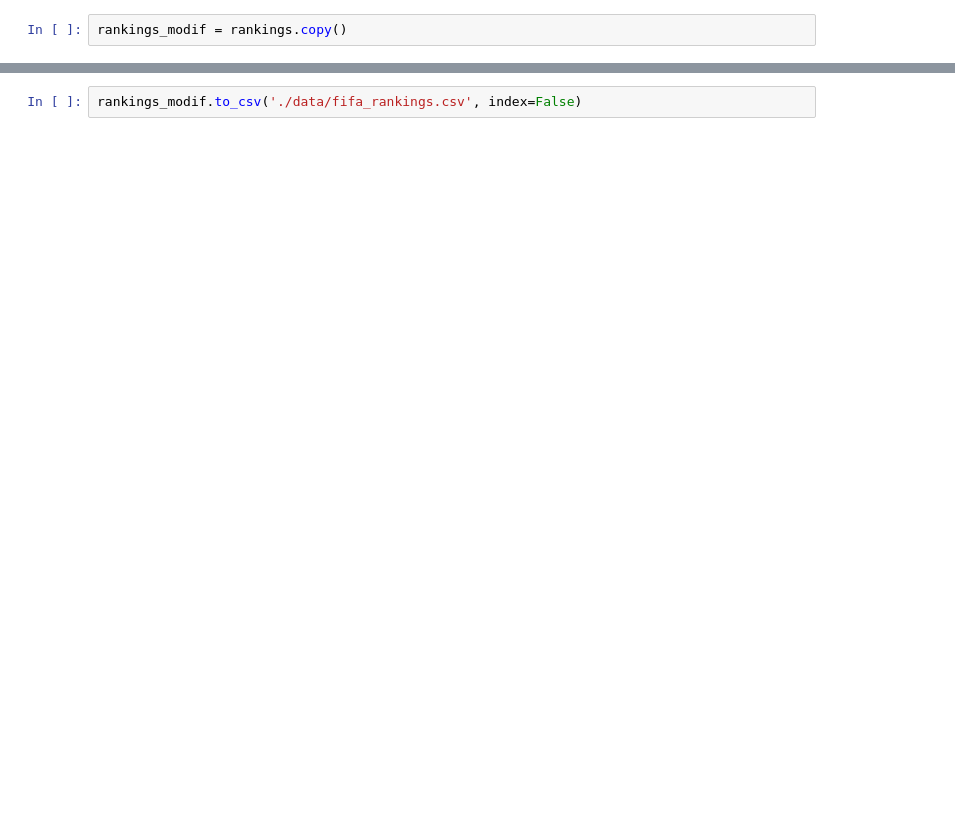
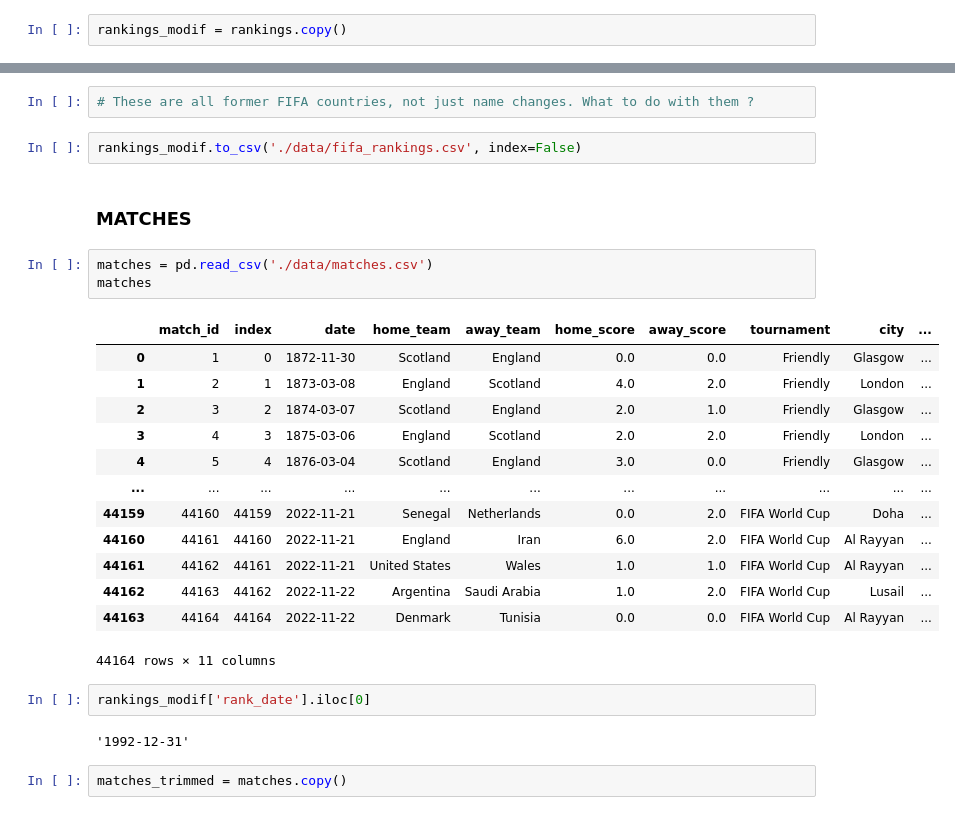
Before and after one commit to gabipana7/fifa-world-cup-2022, a Jupyter notebook: fifa-rankings-exploration.ipynb, the cells around one changed output, grey strips where cells are left out. Drawn from its saved outputs; the diff is of its cells as text; blank space fills up the shorter version.

```diff
--- a/fifa-rankings-exploration.ipynb
+++ b/fifa-rankings-exploration.ipynb
@@ -128,2 +152,29 @@ Name: country_full, dtype: int64
+# %%
+# These are all former FIFA countries, not just name changes. What to do with them ?
 # %%
 rankings_modif.to_csv('./data/fifa_rankings.csv', index=False)
+# %% [markdown]
+### MATCHES
+# %%
+matches = pd.read_csv('./data/matches.csv')
+matches
+# %% [output]
+|  | match_id | index | date | home_team | away_team | home_score | away_score | tournament | city | ... |
+| 0 | 1 | 0 | 1872-11-30 | Scotland | England | 0.0 | 0.0 | Friendly | Glasgow | ... |
+| 1 | 2 | 1 | 1873-03-08 | England | Scotland | 4.0 | 2.0 | Friendly | London | ... |
+| 2 | 3 | 2 | 1874-03-07 | Scotland | England | 2.0 | 1.0 | Friendly | Glasgow | ... |
+| 3 | 4 | 3 | 1875-03-06 | England | Scotland | 2.0 | 2.0 | Friendly | London | ... |
+| 4 | 5 | 4 | 1876-03-04 | Scotland | England | 3.0 | 0.0 | Friendly | Glasgow | ... |
+| ... | ... | ... | ... | ... | ... | ... | ... | ... | ... | ... |
+| 44159 | 44160 | 44159 | 2022-11-21 | Senegal | Netherlands | 0.0 | 2.0 | FIFA World Cup | Doha | ... |
+| 44160 | 44161 | 44160 | 2022-11-21 | England | Iran | 6.0 | 2.0 | FIFA World Cup | Al Rayyan | ... |
+| 44161 | 44162 | 44161 | 2022-11-21 | United States | Wales | 1.0 | 1.0 | FIFA World Cup | Al Rayyan | ... |
+| 44162 | 44163 | 44162 | 2022-11-22 | Argentina | Saudi Arabia | 1.0 | 2.0 | FIFA World Cup | Lusail | ... |
+| 44163 | 44164 | 44164 | 2022-11-22 | Denmark | Tunisia | 0.0 | 0.0 | FIFA World Cup | Al Rayyan | ... |
+44164 rows × 11 columns
+# %%
+rankings_modif['rank_date'].iloc[0]
+# %% [output]
+'1992-12-31'
+# %%
+matches_trimmed = matches.copy()
```
Also changed, not shown: parts of 39 cells of this notebook, 7 other files.
